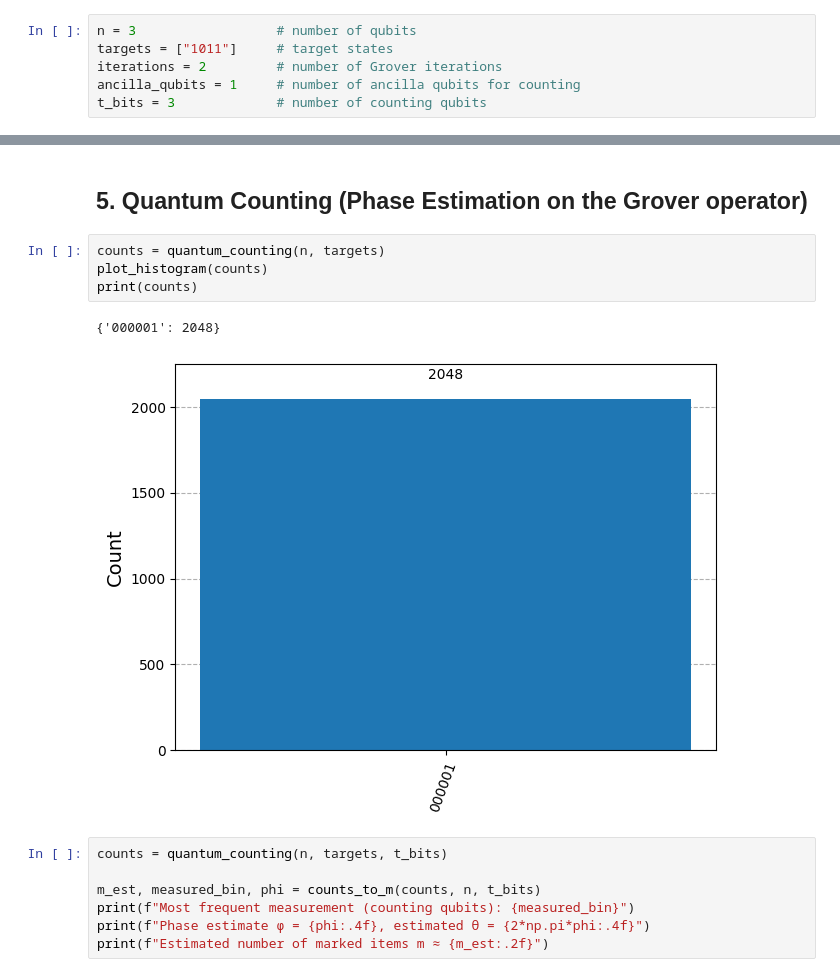
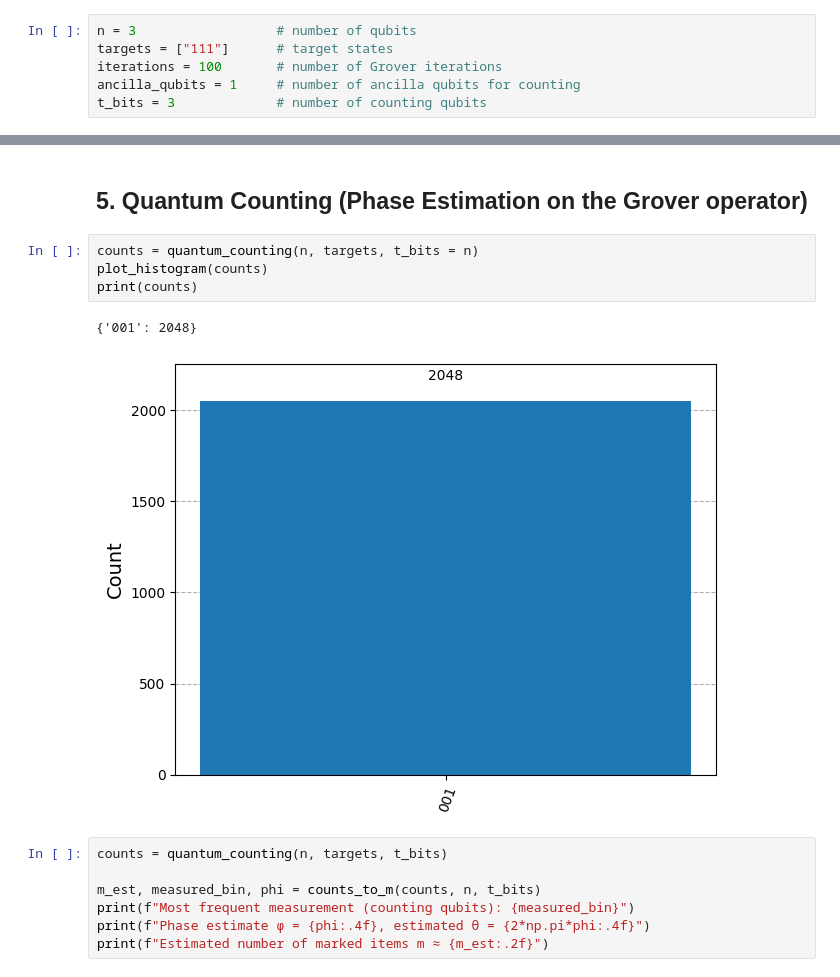
Before and after one commit to victor-pcll/Grover-s-Search, a Jupyter notebook: notebook.ipynb, the cells around one changed output, grey strips where cells are left out. Saved outputs shown, nothing was run; the diff lists cells and outputs as text.

```diff
--- a/notebook.ipynb
+++ b/notebook.ipynb
@@ -78,8 +79,8 @@ Write a short section discussing:
 ## 4. Implementation in Qiskit
 # %%
 n = 3                  # number of qubits
-targets = ["1011"]     # target states
-iterations = 2         # number of Grover iterations
+targets = ["111"]      # target states
+iterations = 100       # number of Grover iterations
 ancilla_qubits = 1     # number of ancilla qubits for counting
 t_bits = 3             # number of counting qubits
 # %%
@@ -94,12 +119,12 @@ QiskitError: 'No statevector for experiment "<qiskit.circuit.quantumcircuit.Quan
 # %% [markdown]
 ## 5. Quantum Counting (Phase Estimation on the Grover operator)
 # %%
-counts = quantum_counting(n, targets)
+counts = quantum_counting(n, targets, t_bits = n)
 plot_histogram(counts)
 print(counts)
 # %% [output]
-{'000001': 2048}
+{'001': 2048}
-[figure, old version]
+[figure, new version]
 # %%
 counts = quantum_counting(n, targets, t_bits)
 
```
Also changed, not shown: parts of 5 cells of this notebook, 6 other files.
